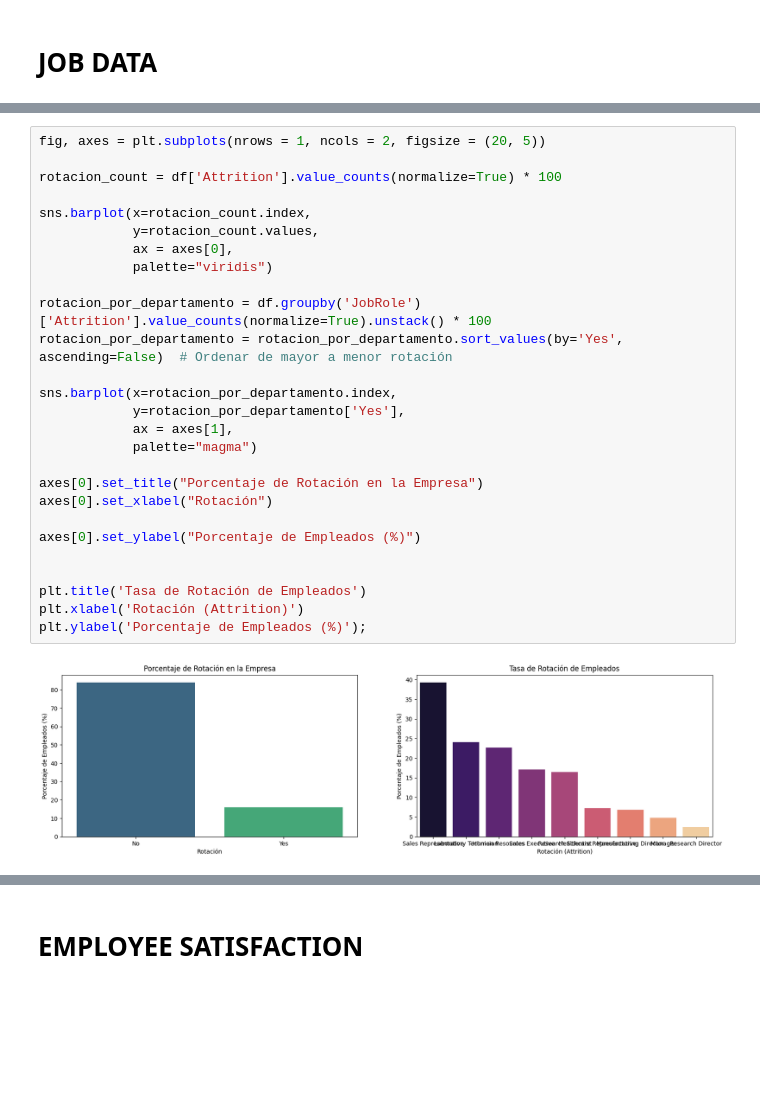
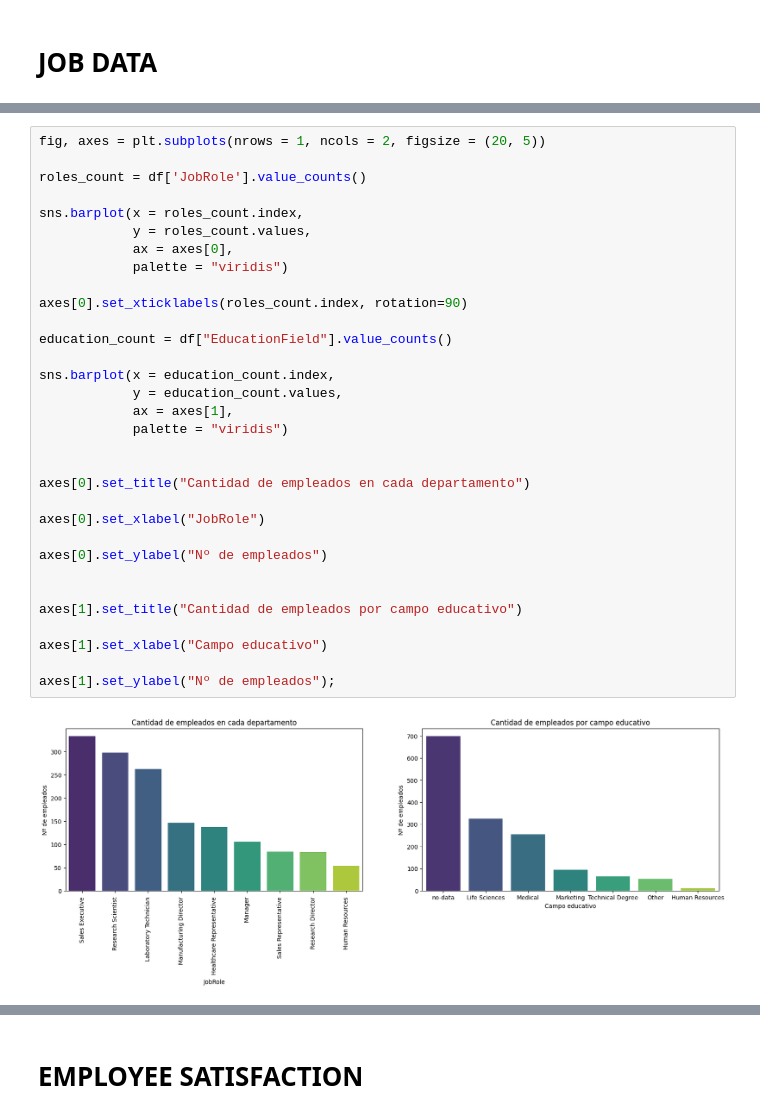
Before and after one commit to luzmarinahg/proyecto_eda_adalab, a Jupyter notebook: FASE 6-Reporte.ipynb, the cells around one changed output, grey strips where cells are left out. Drawn from its saved outputs; the diff is of its cells as text; blank space fills up the shorter version.

```diff
--- a/FASE 6-Reporte.ipynb
+++ b/FASE 6-Reporte.ipynb
@@ -238,29 +201,34 @@ plt.xticks(rotation=90);
 # %%
 fig, axes = plt.subplots(nrows = 1, ncols = 2, figsize = (20, 5))
 
-rotacion_count = df['Attrition'].value_counts(normalize=True) * 100
+roles_count = df['JobRole'].value_counts()
 
-sns.barplot(x=rotacion_count.index,
-            y=rotacion_count.values,
+sns.barplot(x = roles_count.index,
+            y = roles_count.values,
             ax = axes[0],
-            palette="viridis")
+            palette = "viridis")
 
-rotacion_por_departamento = df.groupby('JobRole')['Attrition'].value_counts(normalize=True).unstack() * 100
-rotacion_por_departamento = rotacion_por_departamento.sort_values(by='Yes', ascending=False)  # Ordenar de mayor a menor rotación
+axes[0].set_xticklabels(roles_count.index, rotation=90)
 
-sns.barplot(x=rotacion_por_departamento.index,
-            y=rotacion_por_departamento['Yes'],
+education_count = df["EducationField"].value_counts()
+
+sns.barplot(x = education_count.index,
+            y = education_count.values,
             ax = axes[1],
-            palette="magma")
-
-axes[0].set_title("Porcentaje de Rotación en la Empresa")
-axes[0].set_xlabel("Rotación")
-
-axes[0].set_ylabel("Porcentaje de Empleados (%)")
+            palette = "viridis")
 
 
-plt.title('Tasa de Rotación de Empleados')
-plt.xlabel('Rotación (Attrition)')
-plt.ylabel('Porcentaje de Empleados (%)');
+axes[0].set_title("Cantidad de empleados en cada departamento")
+
+axes[0].set_xlabel("JobRole")
+
+axes[0].set_ylabel("Nº de empleados")
+
+
+axes[1].set_title("Cantidad de empleados por campo educativo")
+
+axes[1].set_xlabel("Campo educativo")
+
+axes[1].set_ylabel("Nº de empleados");
 # %% [output]
-[figure, old version]
+[figure, new version]
```
Also changed, not shown: parts of 25 cells of this notebook, 4 other files.
